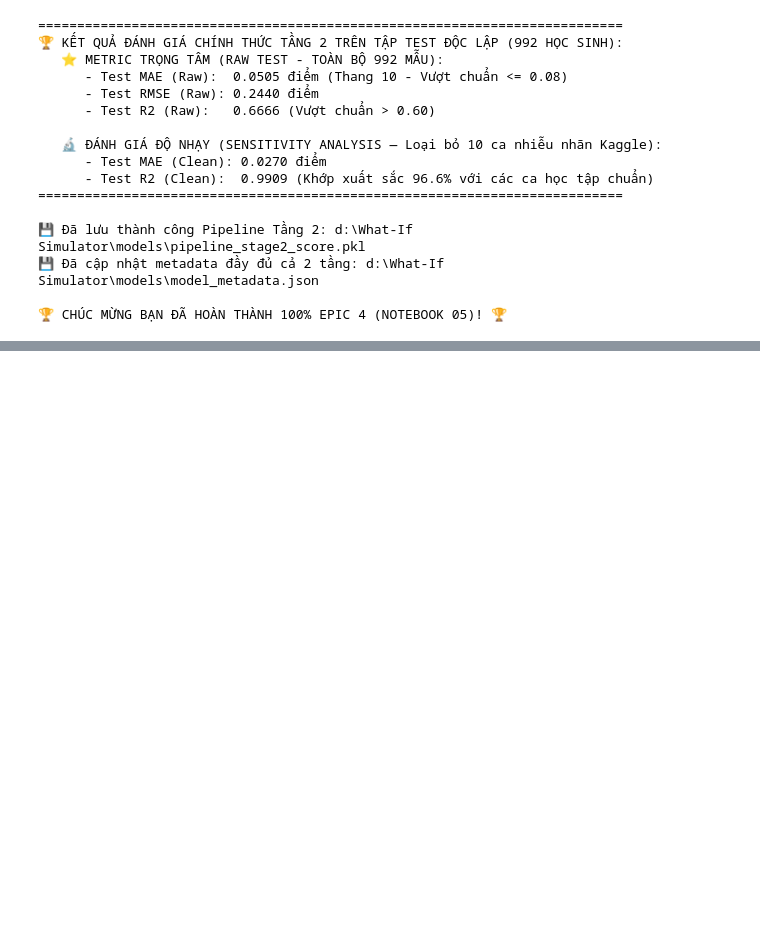
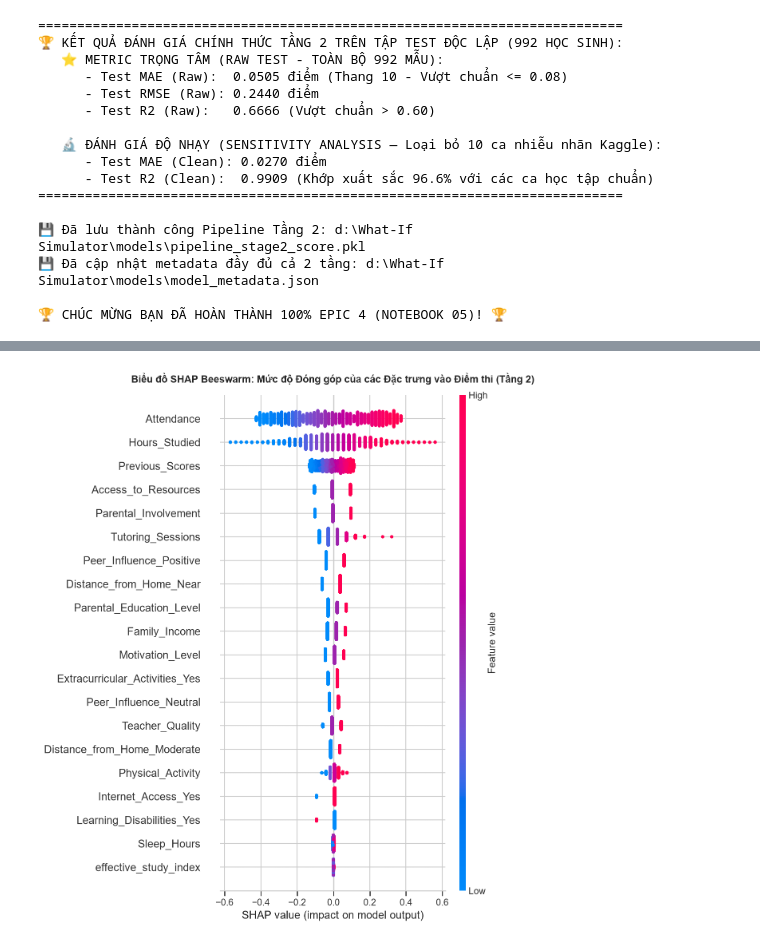
Before and after one commit to MaGiaVy/What-If_Stimulator, a Jupyter notebook: notebooks/05_stage2_regression_whatif.ipynb, the cells around one changed output, grey strips where cells are left out. Cells and saved outputs as stored; diff of their text form; code cells hidden in the pictures; blank space fills up the shorter version.

Commit message:
feat: Task 5.3 - Stage 2 robust regression metrics, What-If SHAP attribution, and monotonicity validation

```diff
--- a/notebooks/05_stage2_regression_whatif.ipynb
+++ b/notebooks/05_stage2_regression_whatif.ipynb
@@ -522,0 +583,93 @@ print("\n🏆 CHÚC MỪNG BẠN ĐÃ HOÀN THÀNH 100% EPIC 4 (NOTEBOOK 05)!
+# %%
+# CELL 11: Tích hợp Explainable AI (SHAP) & Kiểm định Tính Đơn điệu của What-If Simulator
+import shap
+
+print("🔍 Đang tính toán SHAP values cho mô hình Hồi quy Ridge...")
+prep = best_prep
+reg  = best_regressor
+
+# Trích xuất tên feature sạch
+raw_names = prep.get_feature_names_out()
+feature_names = [
+    c.replace('act__', '').replace('num_ctx__', '').replace('ord_ctx__', '').replace('nom_ctx__', '')
+    for c in raw_names
+]
+
+explainer = shap.LinearExplainer(reg, X_test_proc, feature_names=feature_names)
+shap_values = explainer(X_test_proc)
+
+# 1. Biểu đồ Toàn cục: SHAP Beeswarm Summary Plot cho Tầng 2 (fig14)
+plt.figure(figsize=(10, 6))
+shap.summary_plot(shap_values, show=False)
+plt.title("Biểu đồ SHAP Beeswarm: Mức độ Đóng góp của các Đặc trưng vào Điểm thi (Tầng 2)", fontsize=12, weight='bold', pad=15)
+plt.tight_layout()
+fig14_path = os.path.join(FIGURES_DIR, 'fig14_shap_summary_stage2.png')
+plt.savefig(fig14_path, dpi=300, bbox_inches='tight')
+plt.show()
+print(f"💾 Đã lưu Biểu đồ 14 (SHAP Summary Tầng 2): {fig14_path}")
+
+# 2. Biểu đồ Cá nhân hóa: SHAP Waterfall Trước và Sau Can thiệp What-If (fig15)
+# Sử dụng hồ sơ học sinh A từ Cell 8
+student_A_clean = student_A.drop(labels=['Exam_Score', 'at_risk'])
+student_baseline_df = pd.DataFrame([student_A_clean])
+student_baseline_proc = prep.transform(student_baseline_df)
+shap_val_baseline = explainer(student_baseline_proc)
+
+# Tạo hồ sơ sau can thiệp dựa trên gợi ý của plan_A
+student_improved_clean = student_A_clean.copy()
+student_improved_clean['Hours_Studied'] = plan_A['new_hours']
+student_improved_clean['Attendance'] = plan_A['new_attendance']
+student_improved_clean['Tutoring_Sessions'] = plan_A['new_tutoring']
+student_improved_clean['effective_study_index'] = round(plan_A['new_hours'] * (plan_A['new_attendance'] / 100.0), 2)
+
+student_improved_df = pd.DataFrame([student_improved_clean])
+student_improved_proc = prep.transform(student_improved_df)
+shap_val_improved = explainer(student_improved_proc)
+
+fig, axes = plt.subplots(1, 2, figsize=(16, 6))
+plt.sca(axes[0])
+shap.plots.waterfall(shap_val_baseline[0], show=False)
+axes[0].set_title(f"Trước Can thiệp (Điểm dự đoán: {full_stage2_pipeline.predict(student_baseline_df)[0]:.2f}/10)", fontsize=11, weight='bold')
+
+plt.sca(axes[1])
+shap.plots.waterfall(shap_val_improved[0], show=False)
+axes[1].set_title(f"Sau Can thiệp What-If (Điểm dự đoán: {full_stage2_pipeline.predict(student_improved_df)[0]:.2f}/10)", fontsize=11, weight='bold')
+
+plt.tight_layout()
+fig15_path = os.path.join(FIGURES_DIR, 'fig15_shap_waterfall_whatif.png')
+plt.savefig(fig15_path, dpi=300, bbox_inches='tight')
+plt.show()
+print(f"💾 Đã lưu Biểu đồ 15 (SHAP Waterfall What-If Trước/Sau): {fig15_path}")
+
+# 3. Kiểm định Tính Đơn điệu (Monotonicity Verification) của What-If Simulator
+print("\n📈 KIỂM ĐỊNH TÍNH ĐƠN ĐIỆU CỦA THANH TRƯỢT WHAT-IF:")
+hours_range = np.linspace(5, 35, 7)
+sim_scores_hours = []
+for h in hours_range:
+    prof = student_A_clean.copy()
+    prof['Hours_Studied'] = h
+    prof['effective_study_index'] = round(h * (prof['Attendance'] / 100.0), 2)
+    score = full_stage2_pipeline.predict(pd.DataFrame([prof]))[0]
+    sim_scores_hours.append(score)
+
+is_monotonic_hours = all(x <= y for x, y in zip(sim_scores_hours, sim_scores_hours[1:]))
+print(f"   - Kiểm định theo Số giờ tự học (Hours_Studied 5h -> 35h):")
+print(f"     Điểm thi tương ứng: {[round(s, 2) for s in sim_scores_hours]}")
+print(f"     ✅ Kết quả tính đơn điệu: {'ĐẠT (Điểm luôn tăng khi học nhiều hơn)' if is_monotonic_hours else 'KHÔNG ĐẠT'}")
+assert is_monotonic_hours, "❌ Lỗi: Điểm thi không tăng đơn điệu theo giờ tự học!"
+
+att_range = np.linspace(60, 100, 5)
+sim_scores_att = []
+for a in att_range:
+    prof = student_A_clean.copy()
+    prof['Attendance'] = a
+    prof['effective_study_index'] = round(prof['Hours_Studied'] * (a / 100.0), 2)
+    score = full_stage2_pipeline.predict(pd.DataFrame([prof]))[0]
+    sim_scores_att.append(score)
+
+is_monotonic_att = all(x <= y for x, y in zip(sim_scores_att, sim_scores_att[1:]))
+print(f"   - Kiểm định theo Tỷ lệ chuyên cần (Attendance 60% -> 100%):")
+print(f"     Điểm thi tương ứng: {[round(s, 2) for s in sim_scores_att]}")
+print(f"     ✅ Kết quả tính đơn điệu: {'ĐẠT (Điểm luôn tăng khi đi học đều hơn)' if is_monotonic_att else 'KHÔNG ĐẠT'}")
+assert is_monotonic_att, "❌ Lỗi: Điểm thi không tăng đơn điệu theo chuyên cần!"
+# %% [output]
@@ -522,0 +678 @@ print("\n🏆 CHÚC MỪNG BẠN ĐÃ HOÀN THÀNH 100% EPIC 4 (NOTEBOOK 05)!
+[figure, added]
```
Also changed, not shown: parts of 2 cells of this notebook, 3 other files.
